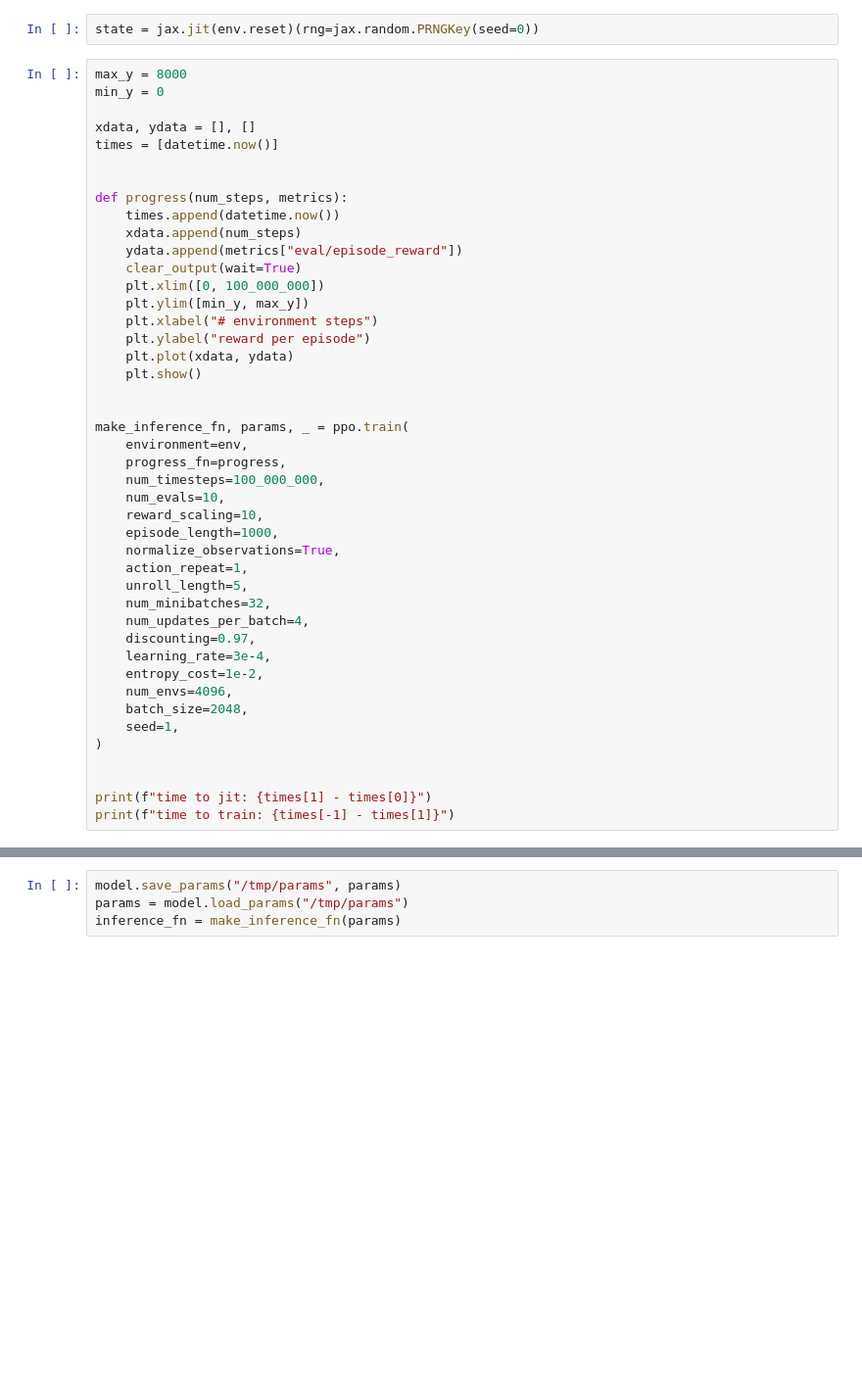
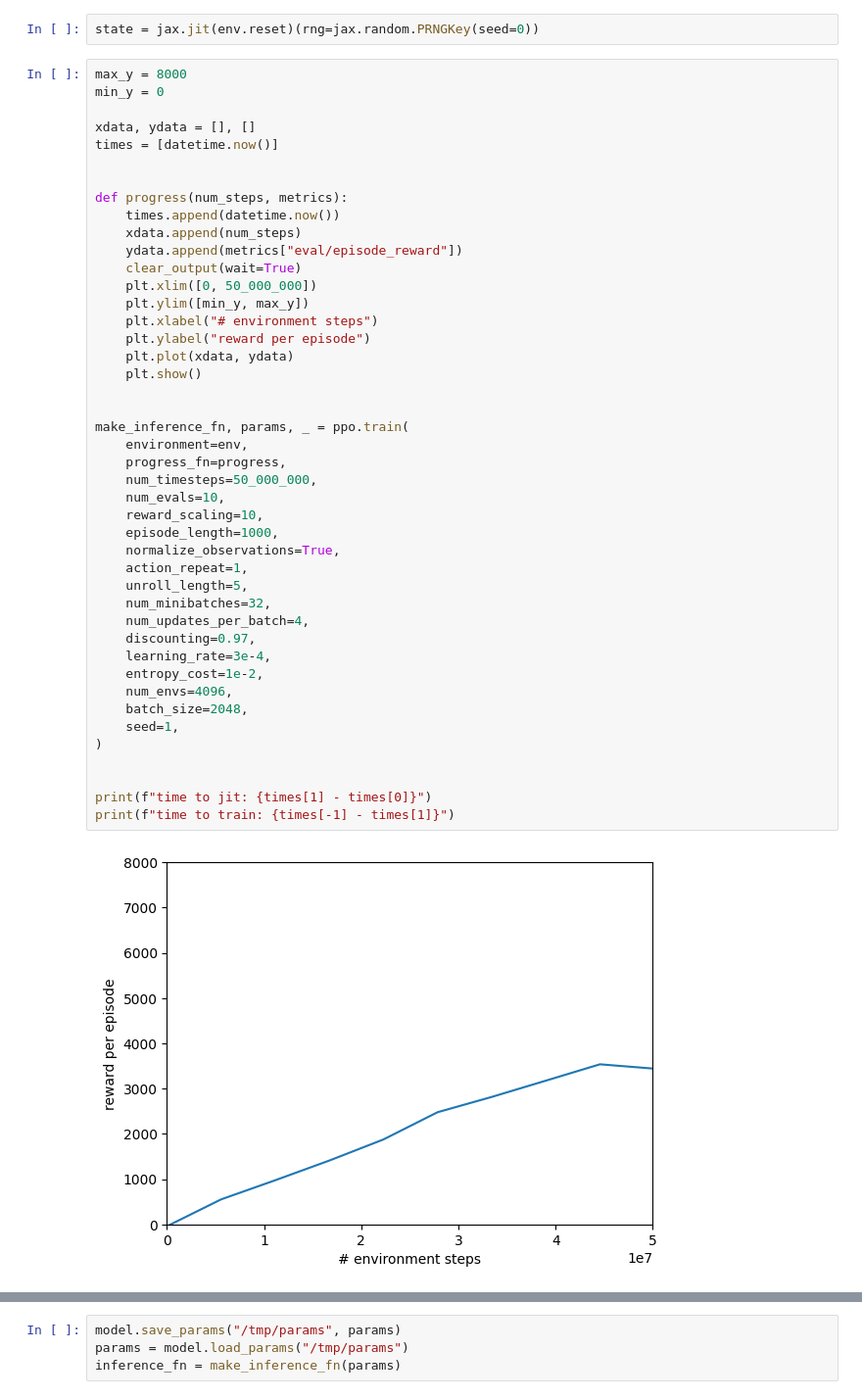
Before and after one commit to mishmish66/brefrank, a Jupyter notebook: main.ipynb, the cells around one changed output, grey strips where cells are left out. Shown at 98% size. Drawn from its saved outputs; the diff is of its cells as text; blank space fills up the shorter version.

```diff
--- a/main.ipynb
+++ b/main.ipynb
@@ -73,34 +83,36 @@ def progress(num_steps, metrics):
     xdata.append(num_steps)
     ydata.append(metrics["eval/episode_reward"])
     clear_output(wait=True)
-    plt.xlim([0, 100_000_000])
+    plt.xlim([0, 50_000_000])
     plt.ylim([min_y, max_y])
     plt.xlabel("# environment steps")
     plt.ylabel("reward per episode")
     plt.plot(xdata, ydata)
     plt.show()
 
 
 make_inference_fn, params, _ = ppo.train(
     environment=env,
     progress_fn=progress,
-    num_timesteps=100_000_000,
+    num_timesteps=50_000_000,
     num_evals=10,
     reward_scaling=10,
     episode_length=1000,
     normalize_observations=True,
     action_repeat=1,
     unroll_length=5,
     num_minibatches=32,
     num_updates_per_batch=4,
     discounting=0.97,
     learning_rate=3e-4,
     entropy_cost=1e-2,
     num_envs=4096,
     batch_size=2048,
     seed=1,
 )
 
 
 print(f"time to jit: {times[1] - times[0]}")
 print(f"time to train: {times[-1] - times[1]}")
+# %% [output]
+[figure, added]
```
Also changed, not shown: parts of 28 cells of this notebook, 5 other files.
